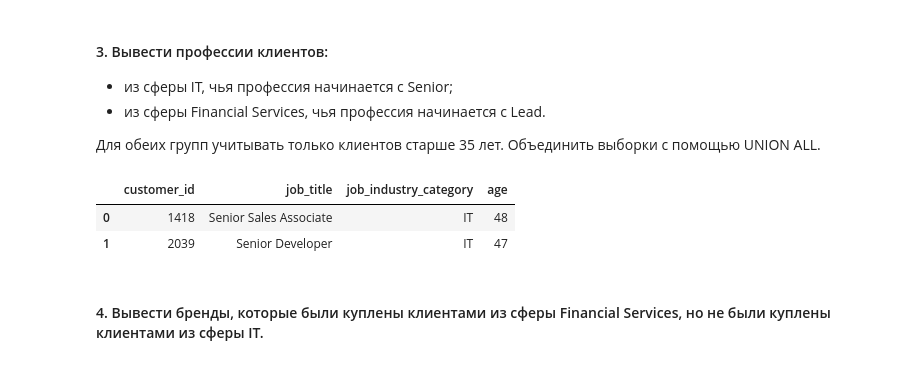
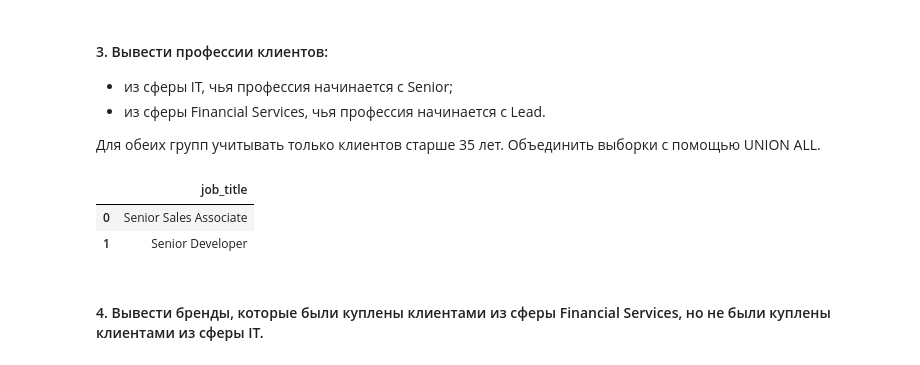
Before and after one commit to EgrSlv/PostgreSQLearn_MIPT, a Jupyter notebook: HomeWork_2/SolovevEgor_HW_02_ds_2025.ipynb, the cells around one changed output. Cells and saved outputs as stored; diff of their text form; code cells hidden in the pictures.

```diff
--- a/HomeWork_2/SolovevEgor_HW_02_ds_2025.ipynb
+++ b/HomeWork_2/SolovevEgor_HW_02_ds_2025.ipynb
@@ -263,7 +287,8 @@ del product
 
 def execute_query(query):
     conn.commit()
-    return pd.read_sql_query(query, con=conn)
+    result = pd.read_sql_query(query, con=conn, params=None)
+    return result
 # %% [markdown]
 #### 1. Вывести все уникальные бренды, у которых есть хотя бы один продукт со стандартной стоимостью выше 1500 долларов, и суммарными продажами не менее 1000 единиц.
 # %%
@@ -324,41 +354,41 @@ execute_query(query2)
 
    Для обеих групп учитывать только клиентов старше 35 лет. Объединить выборки с помощью UNION ALL.
 # %%
-query3 = """
-
-    WITH customers_IT AS (
-      SELECT customer_id
-            ,job_title
-            ,job_industry_category
-            ,CAST(DATE_PART('year', AGE(DOB)) AS INT) age
-      FROM customer
-      WHERE job_industry_category = 'IT'
-            AND STARTS_WITH(job_title, 'Senior')
+"""
+      Версии запроса с `and c.job_title ILIKE 'Senior%'`
+      и `and 'Senior' ^@ c.job_title` в jupyter не сработали, поэтому
+      пришлось остановиться на Си версии STARTS_WITH(job_title, 'Senior')
+"""
+execute_query(  # Query 3
+"""
+    with customers_IT as (
+        select c.job_title
+              ,CAST(EXTRACT(year from AGE(c.dob)) as INT) as age
+        from customer c
+        where c.job_industry_category = 'IT'
+              and STARTS_WITH(job_title, 'Senior')
     )
-    ,customers_FS AS (
-      SELECT customer_id
-            ,job_title
-            ,job_industry_category
-            ,CAST(DATE_PART('year', AGE(DOB)) AS INT) age
-      FROM customer
-      WHERE job_industry_category = 'Financial Services'
-            AND STARTS_WITH(job_title, 'Lead')
+    ,customers_FS as (
+        select c.job_title
+              ,CAST(EXTRACT(year from AGE(c.dob)) as INT) as age
+        from customer c
+        where c.job_industry_category = 'Financial Services'
+              and STARTS_WITH(job_title, 'Lead')
     )
-    SELECT * FROM (
-      SELECT * FROM customers_IT
-      UNION ALL
-      SELECT * FROM customers_FS
-    ) AS customers
-    WHERE customers.age > 35
+    select job_title
+    from (
+        select * from customers_IT
+        union all
+        select * from customers_FS
+    ) as target_customers
+    where target_customers.age > 35
     ;
-
 """
-
-execute_query(query3)
+)  # Query 3
 # %% [output]
-|  | customer_id | job_title | job_industry_category | age |
-| 0 | 1418 | Senior Sales Associate | IT | 48 |
-| 1 | 2039 | Senior Developer | IT | 47 |
+|  | job_title |
+| 0 | Senior Sales Associate |
+| 1 | Senior Developer |
 # %% [markdown]
 #### 4. Вывести бренды, которые были куплены клиентами из сферы Financial Services, но не были куплены клиентами из сферы IT.
 # %%
```
Also changed, not shown: parts of 12 cells of this notebook, 2 other files.
